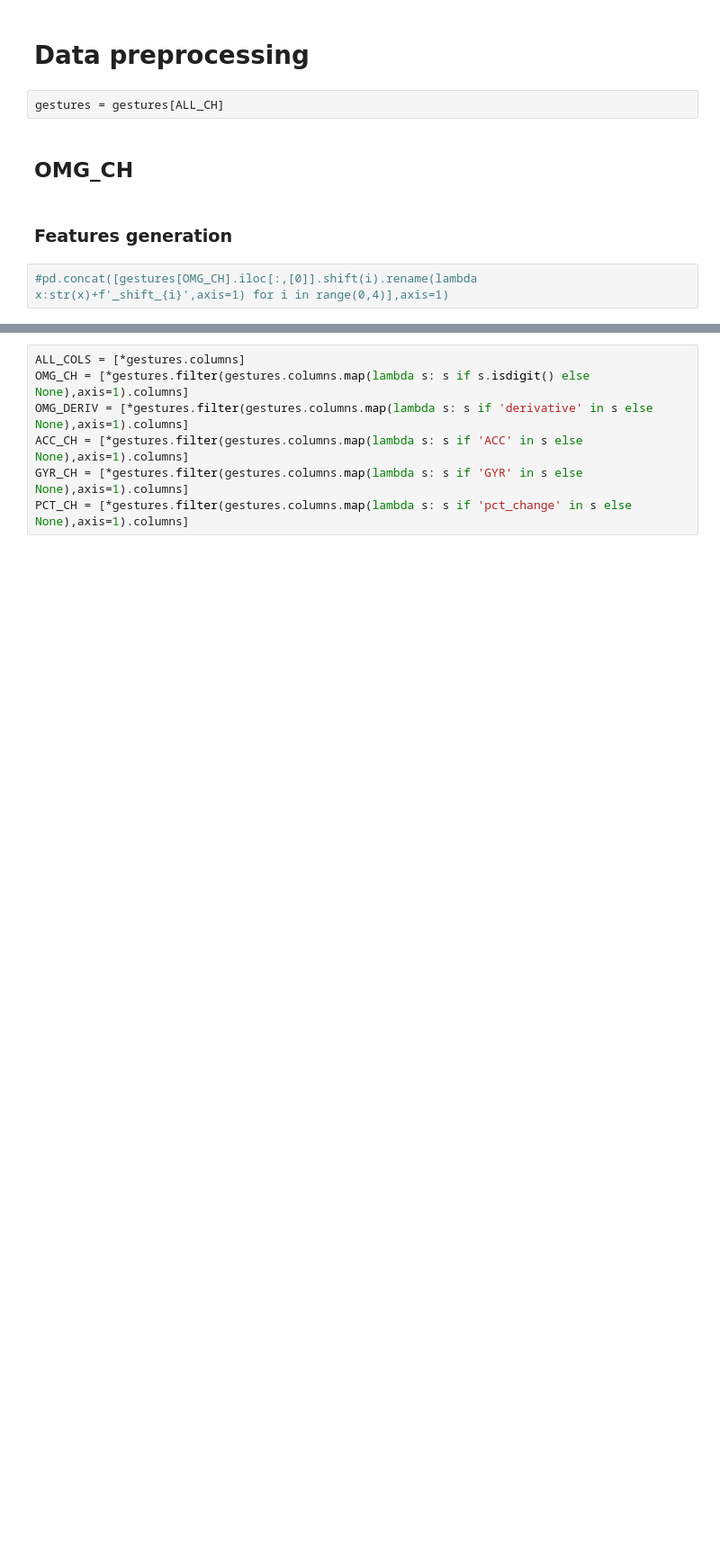
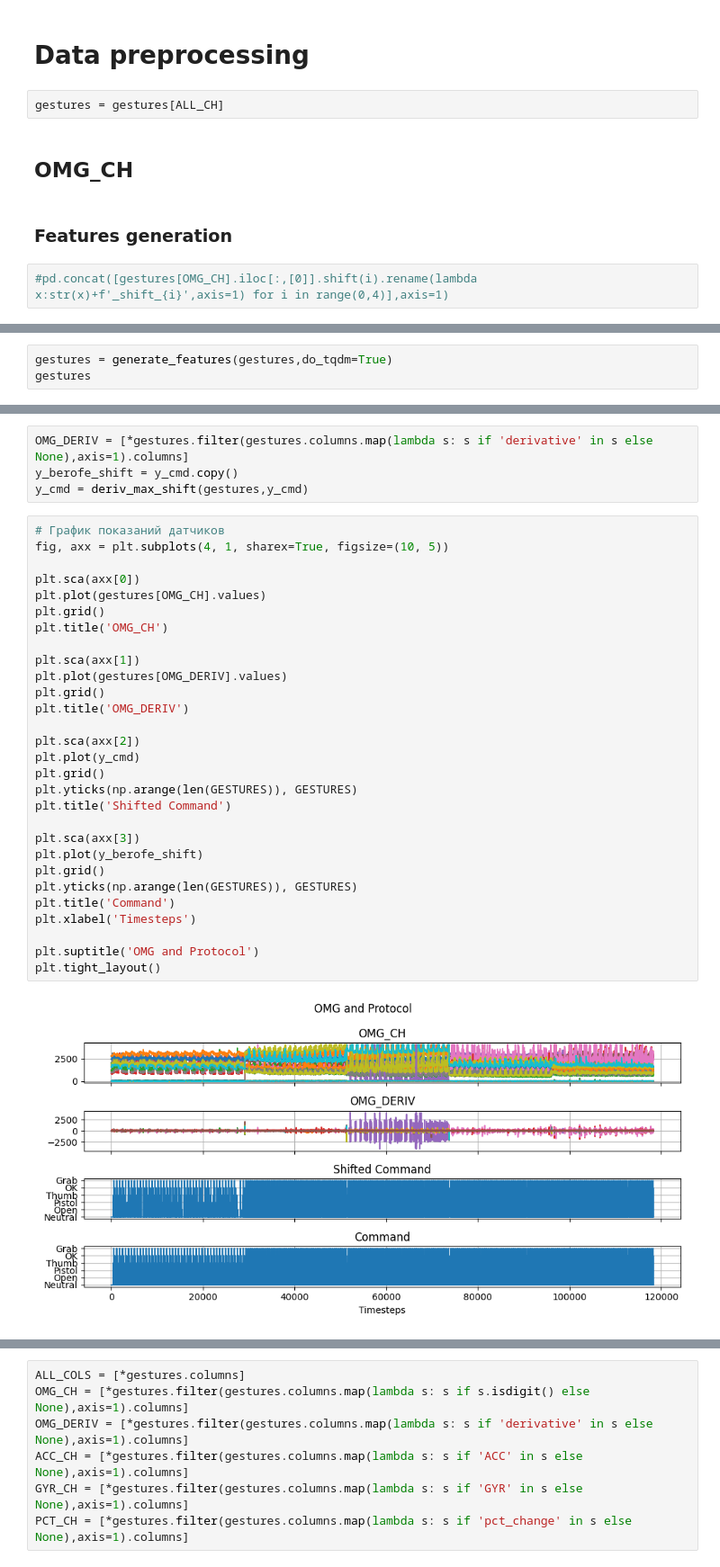
Before and after one commit to DenisBaburin/motorika_internship_team2, a Jupyter notebook: main.ipynb, the cells around one changed output, grey strips where cells are left out. Shown: that part at 90% size. Cells and saved outputs as stored; diff of their text form; blank space fills up the shorter version.

```diff
--- a/main.ipynb
+++ b/main.ipynb
@@ -382,0 +441,3 @@ gestures
+# %%
+gestures = generate_features(gestures,do_tqdm=True)
+gestures
@@ -383 +478,36 @@ gestures
+# %%
+OMG_DERIV = [*gestures.filter(gestures.columns.map(lambda s: s if 'derivative' in s else None),axis=1).columns]
+y_berofe_shift = y_cmd.copy()
+y_cmd = deriv_max_shift(gestures,y_cmd)
+# %%
+# График показаний датчиков
+fig, axx = plt.subplots(4, 1, sharex=True, figsize=(10, 5))
+
+plt.sca(axx[0])
+plt.plot(gestures[OMG_CH].values)
+plt.grid()
+plt.title('OMG_CH')
+
+plt.sca(axx[1])
+plt.plot(gestures[OMG_DERIV].values)
+plt.grid()
+plt.title('OMG_DERIV')
+
+plt.sca(axx[2])
+plt.plot(y_cmd)
+plt.grid()
+plt.yticks(np.arange(len(GESTURES)), GESTURES)
+plt.title('Shifted Command')
+
+plt.sca(axx[3])
+plt.plot(y_berofe_shift)
+plt.grid()
+plt.yticks(np.arange(len(GESTURES)), GESTURES)
+plt.title('Command')
+plt.xlabel('Timesteps')
+
+plt.suptitle('OMG and Protocol')
+plt.tight_layout()
+# %% [output]
+[figure, added]
 # %% [markdown]
```
Also changed, not shown: parts of 53 cells of this notebook, 1 other file.
